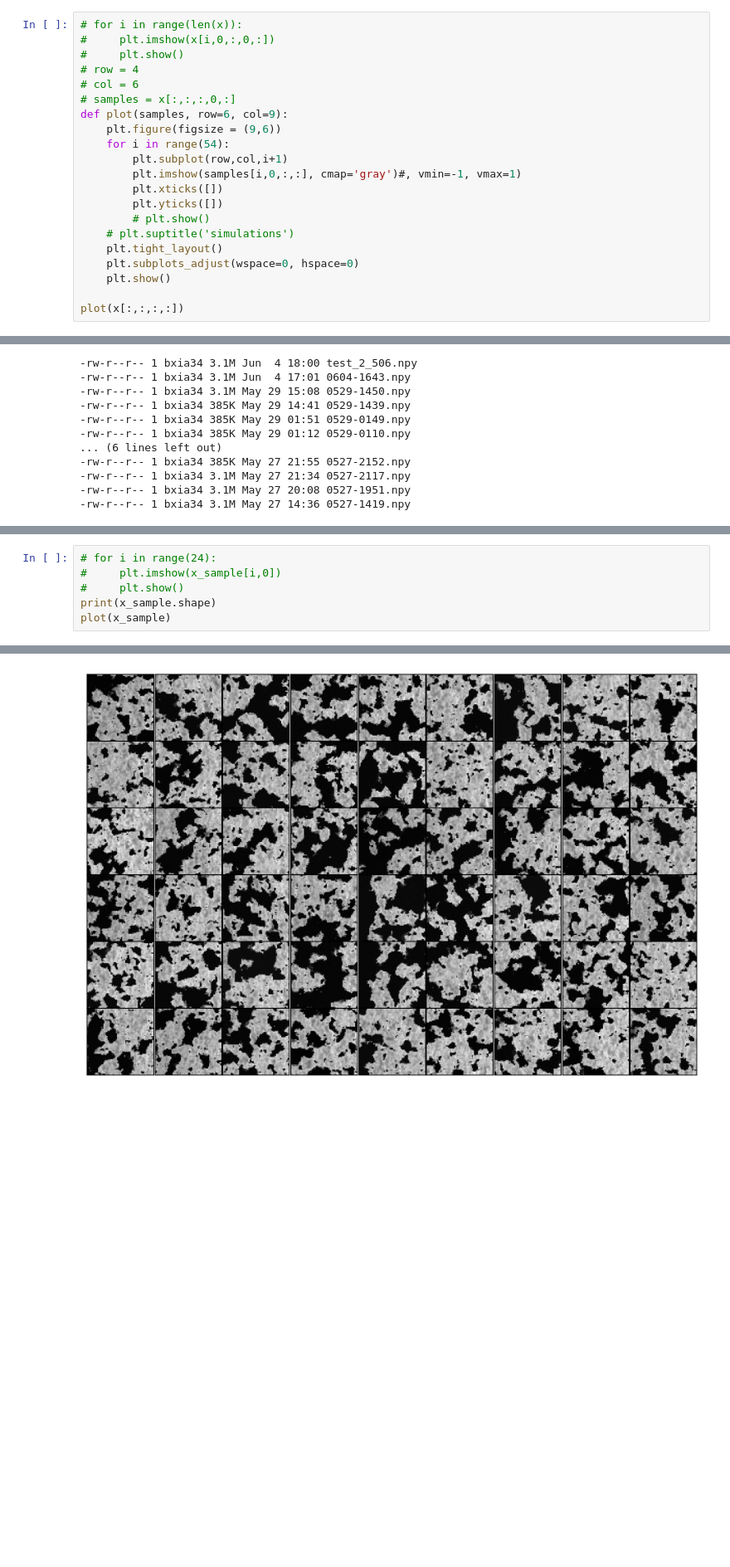
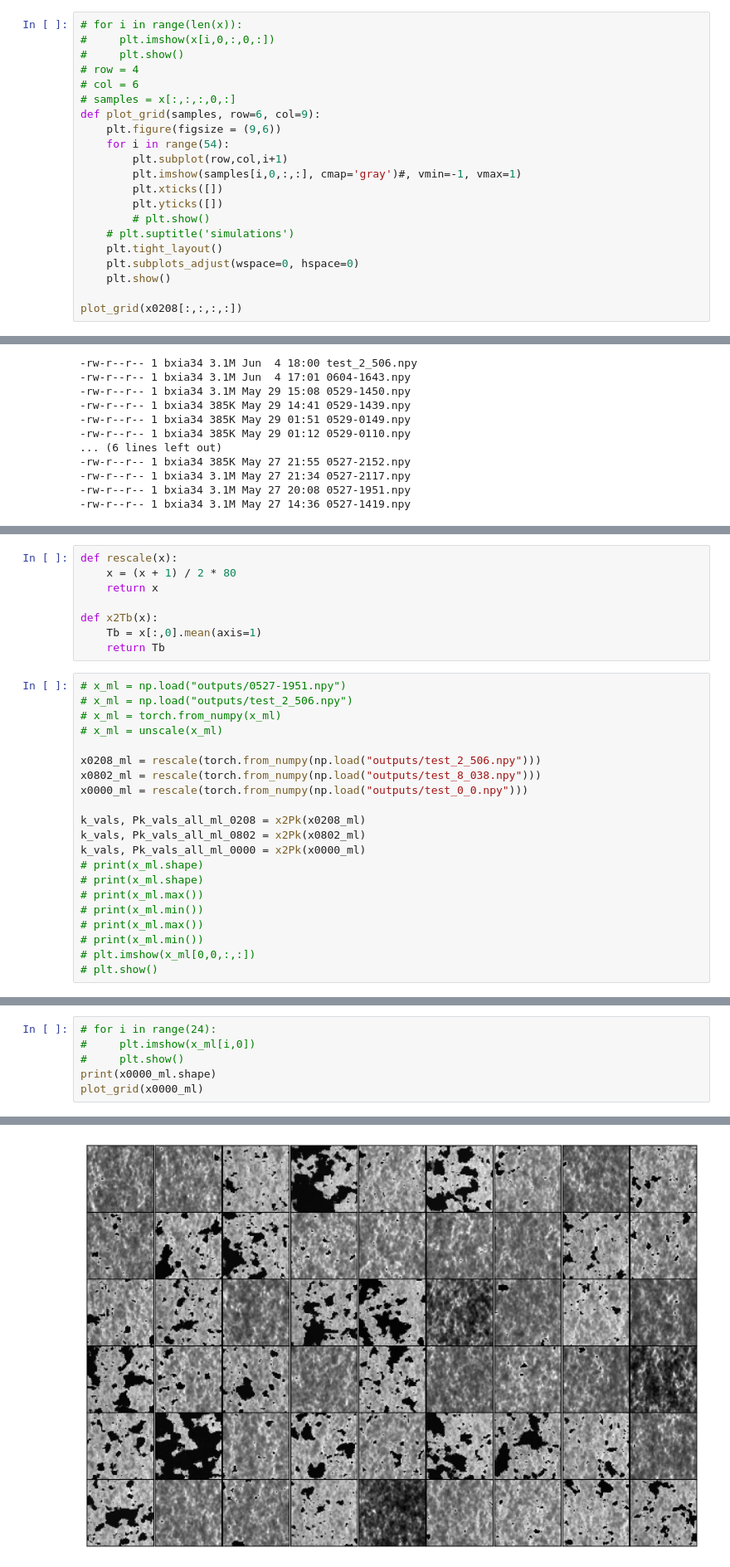
Before and after one commit to Xsmos/ml21cm, a Jupyter notebook: quantify_results.ipynb, the cells around one changed output, grey strips where cells are left out. Shown at 83% size. Saved outputs shown, nothing was run; the diff lists cells and outputs as text; blank space fills up the shorter version.

```diff
--- a/quantify_results.ipynb
+++ b/quantify_results.ipynb
@@ -60,7 +58,7 @@ tensor(41.8429)
 # row = 4
 # col = 6
 # samples = x[:,:,:,0,:]
-def plot(samples, row=6, col=9):
+def plot_grid(samples, row=6, col=9):
     plt.figure(figsize = (9,6))
     for i in range(54):
         plt.subplot(row,col,i+1)
@@ -73,5 +71,5 @@ def plot(samples, row=6, col=9):
     plt.subplots_adjust(wspace=0, hspace=0)
     plt.show()
 
-plot(x[:,:,:,:])
+plot_grid(x0208[:,:,:,:])
 # %% [output]
@@ -336,0 +204,29 @@ plt.hlines(-0.1,0.01,0.3)
+# %%
+def rescale(x):
+    x = (x + 1) / 2 * 80
+    return x
+
+def x2Tb(x):
+    Tb = x[:,0].mean(axis=1)
+    return Tb
+# %%
+# x_ml = np.load("outputs/0527-1951.npy")
+# x_ml = np.load("outputs/test_2_506.npy")
+# x_ml = torch.from_numpy(x_ml)
+# x_ml = unscale(x_ml)
+
+x0208_ml = rescale(torch.from_numpy(np.load("outputs/test_2_506.npy")))
+x0802_ml = rescale(torch.from_numpy(np.load("outputs/test_8_038.npy")))
+x0000_ml = rescale(torch.from_numpy(np.load("outputs/test_0_0.npy")))
+
+k_vals, Pk_vals_all_ml_0208 = x2Pk(x0208_ml)
+k_vals, Pk_vals_all_ml_0802 = x2Pk(x0802_ml)
+k_vals, Pk_vals_all_ml_0000 = x2Pk(x0000_ml)
+# print(x_ml.shape)
+# print(x_ml.shape)
+# print(x_ml.max())
+# print(x_ml.min())
+# print(x_ml.max())
+# print(x_ml.min())
+# plt.imshow(x_ml[0,0,:,:])
+# plt.show()
@@ -337,9 +304,9 @@ plt.hlines(-0.1,0.01,0.3)
 # %%
 # for i in range(24):
-#     plt.imshow(x_sample[i,0])
+#     plt.imshow(x_ml[i,0])
 #     plt.show()
-print(x_sample.shape)
-plot(x_sample)
+print(x0000_ml.shape)
+plot_grid(x0000_ml)
 # %% [output]
 torch.Size([192, 1, 64, 64])
-[figure, old version]
+[figure, new version]
```
Also changed, not shown: parts of 28 cells of this notebook.
